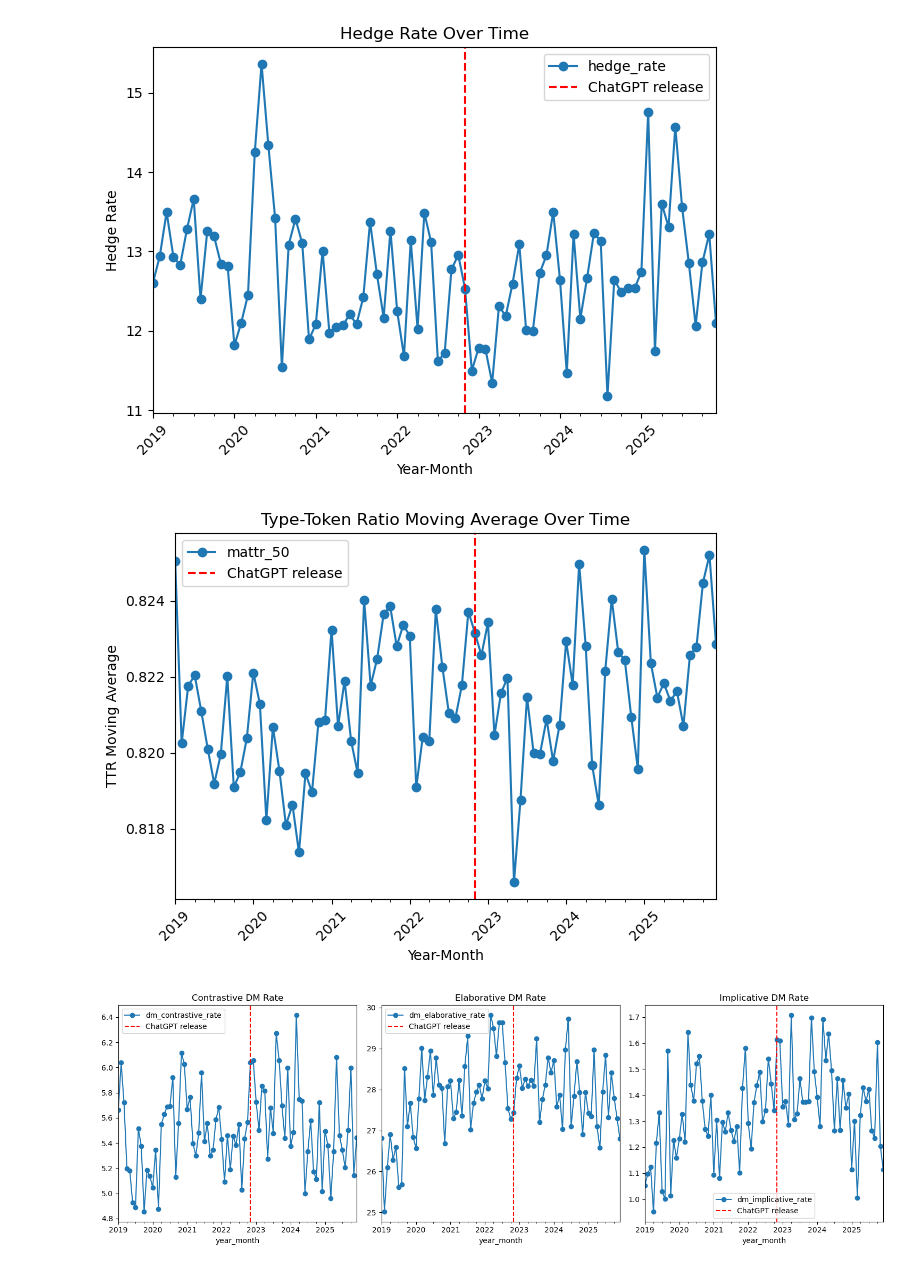
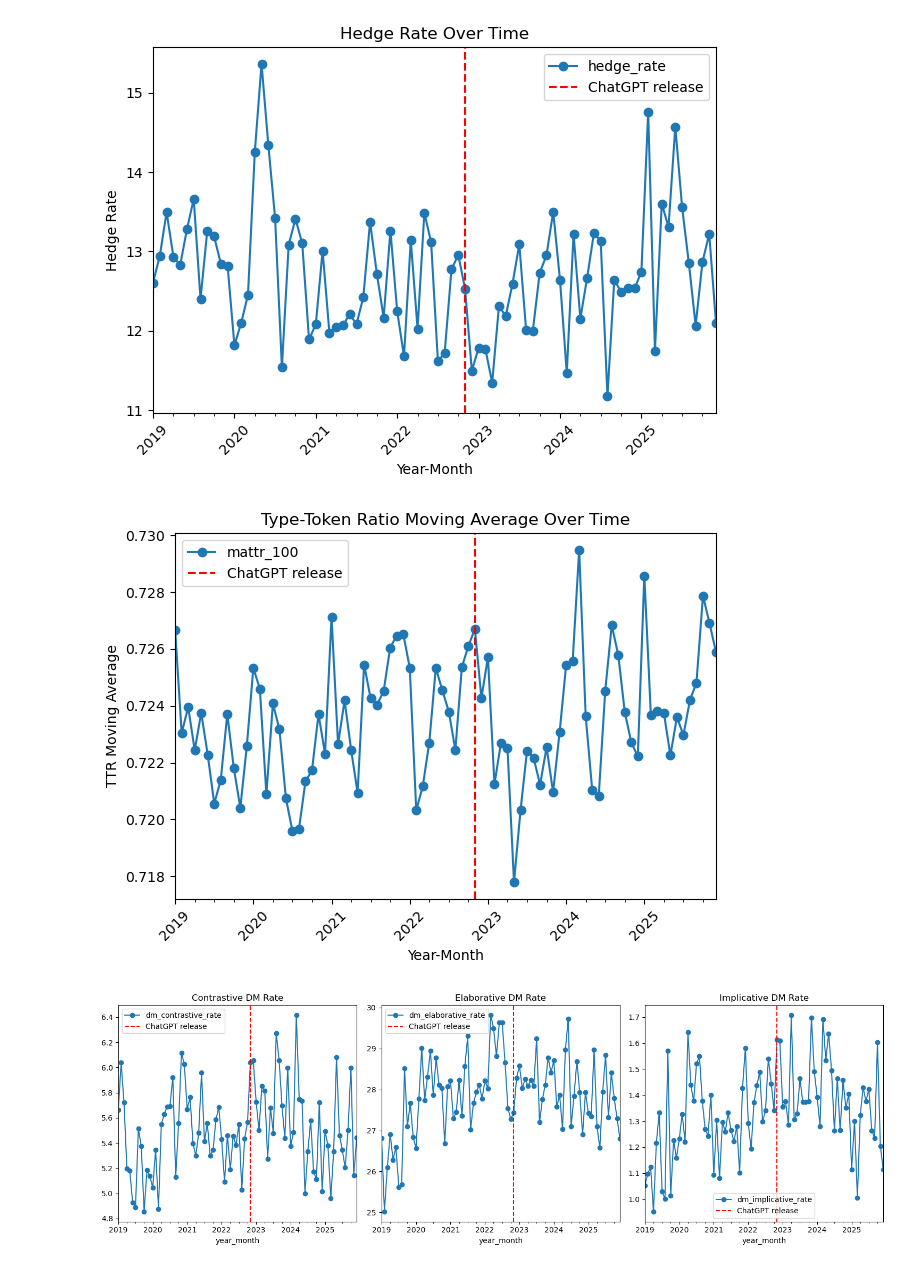
Before and after one commit to KaizenThe1st/ST312, a Jupyter notebook: Data_Business.ipynb, the cells around one changed output. Saved outputs shown, nothing was run; the diff lists cells and outputs as text; code cells hidden in the pictures.

Commit message:
change mattr window from 50 to 100

```diff
--- a/Data_Business.ipynb
+++ b/Data_Business.ipynb
@@ -544,7 +544,7 @@ HEDGE_TOKENS = {
     "unclear", "approximate"
 }
 # %%
-def compute_mattr(tokens, window_size=50):
+def compute_mattr(tokens, window_size=100):
     if len(tokens) < window_size:
         return np.nan  # too short to compute reliably
 
@@ -596,7 +596,7 @@ for doc in docs:
     hedge_counts.append(hedge_count)
 
     # Moving Average TTR scores
-    mattr_scores.append(compute_mattr(tokens_for_ttr, window_size=50))
+    mattr_scores.append(compute_mattr(tokens_for_ttr, window_size=100))
 
     if n_sent > 0:
         avg_len = total_words / n_sent
@@ -617,7 +617,7 @@ df_clean["burstiness"] = burstiness_scores
 df_clean["hedge_count"] = hedge_counts
 df_clean["hedge_rate"] = (df_clean["hedge_count"] / df_clean["word_count"]) * 1000
 df_clean["log_word_count"] = np.where(df_clean["word_count"] > 0, np.log(df_clean["word_count"]), np.nan)
-df_clean["mattr_50"] = mattr_scores
+df_clean["mattr_100"] = mattr_scores
 # %%
 # Discourse Marker Lexicon — Fraser (2009)
 # Fraser, B. (2009). An Account of Discourse Markers.
@@ -813,29 +813,29 @@ plt.show()
 # %% [output]
 [figure]
 # %%
-grouped = df_clean.groupby("year_month")["mattr_50"].mean()
+grouped = df_clean.groupby("year_month")["mattr_100"].mean()
 
 ax = grouped.plot(marker="o")
 
 # Add vertical line at Nov 2022
 ax.axvline(
     pd.Timestamp("2022-11-01"),
     color="red",
     linestyle="--",
     label="ChatGPT release"
 )
 
 ax.legend()
 ax.set_xlabel("Year-Month")
 ax.set_ylabel("TTR Moving Average")
 ax.set_title("Type-Token Ratio Moving Average Over Time")
 
 ax.tick_params(axis="x", rotation=45)
 
 plt.tight_layout()
 plt.show()
 # %% [output]
-[figure, old version]
+[figure, new version]
 # %%
 fig, axes = plt.subplots(1, 3, figsize=(15, 5))
 
```
Also changed, not shown: parts of 3 cells of this notebook.
